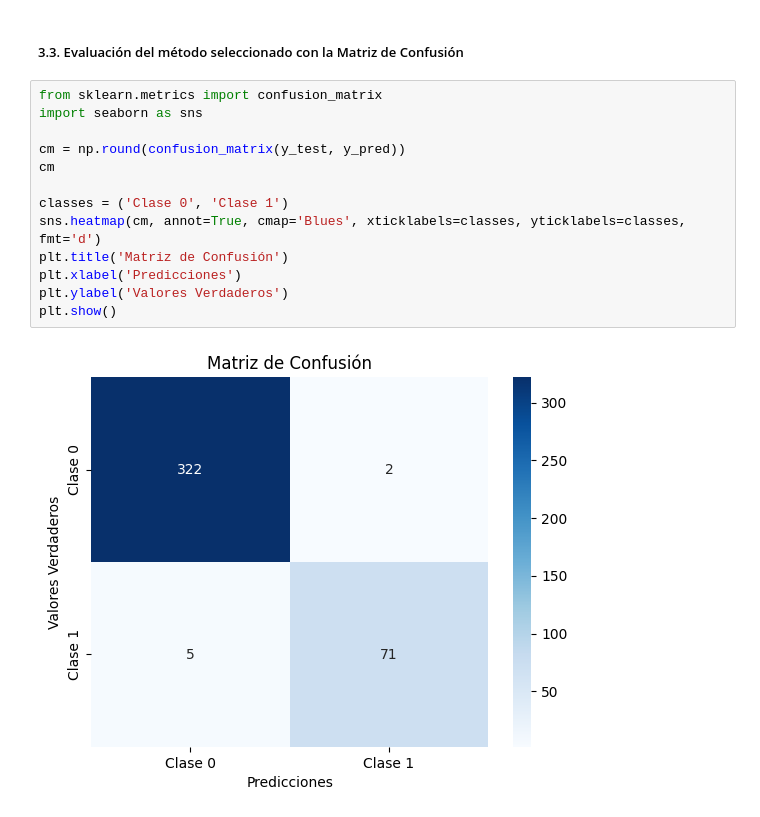
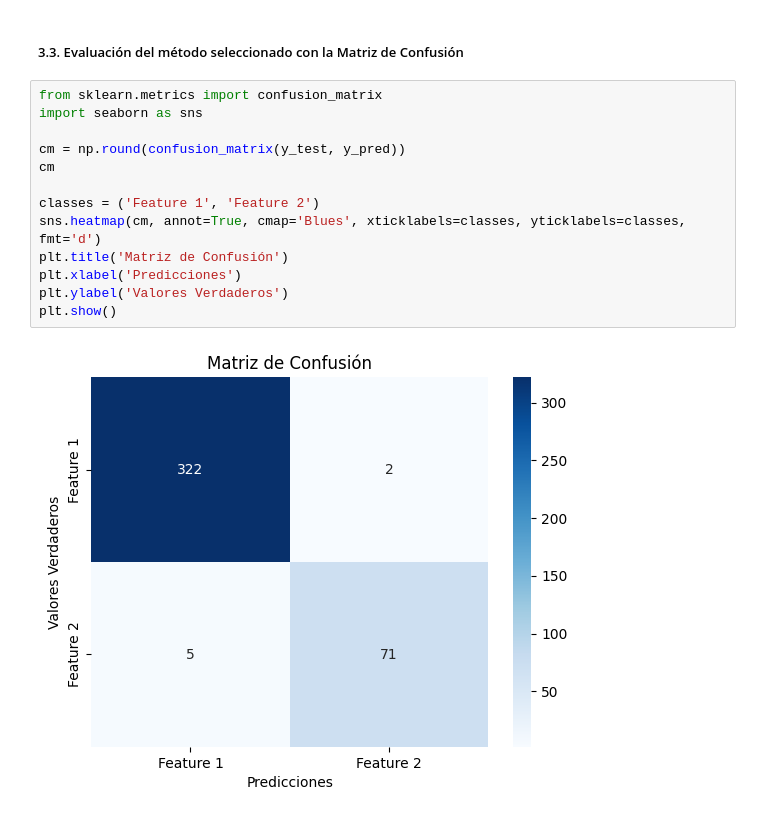
Before and after one commit to viorbe20/ai-machine-learning-systems, a Jupyter notebook: ej2-naive-bayes-knn.ipynb, the cells around one changed output. Cells and saved outputs as stored; diff of their text form.

```diff
--- a/ej2-naive-bayes-knn.ipynb
+++ b/ej2-naive-bayes-knn.ipynb
@@ -98,15 +96,15 @@ weighted avg       0.98      0.98      0.98       400
 # %%
 from sklearn.metrics import confusion_matrix
 import seaborn as sns
 
 cm = np.round(confusion_matrix(y_test, y_pred))
 cm
 
-classes = ('Clase 0', 'Clase 1')
+classes = ('Feature 1', 'Feature 2')
 sns.heatmap(cm, annot=True, cmap='Blues', xticklabels=classes, yticklabels=classes, fmt='d')
 plt.title('Matriz de Confusión')
 plt.xlabel('Predicciones')
 plt.ylabel('Valores Verdaderos')
 plt.show()
 # %% [output]
-[figure, old version]
+[figure, new version]
```
Also changed, not shown: parts of 2 cells of this notebook.
